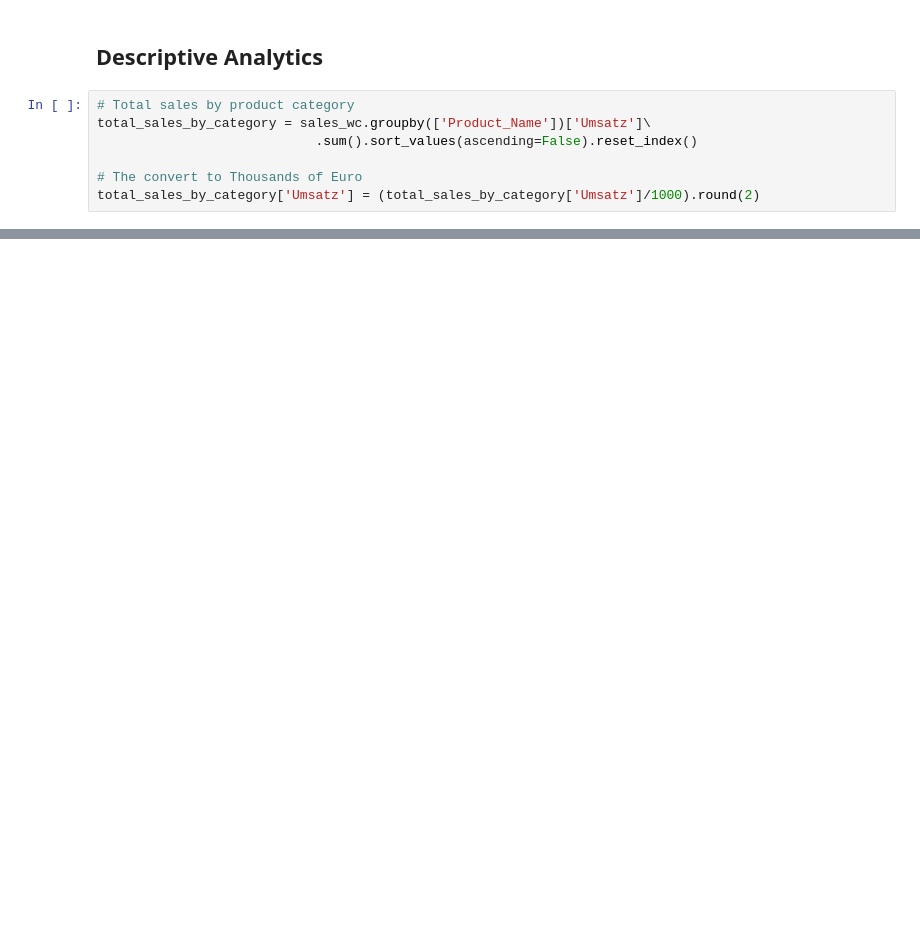
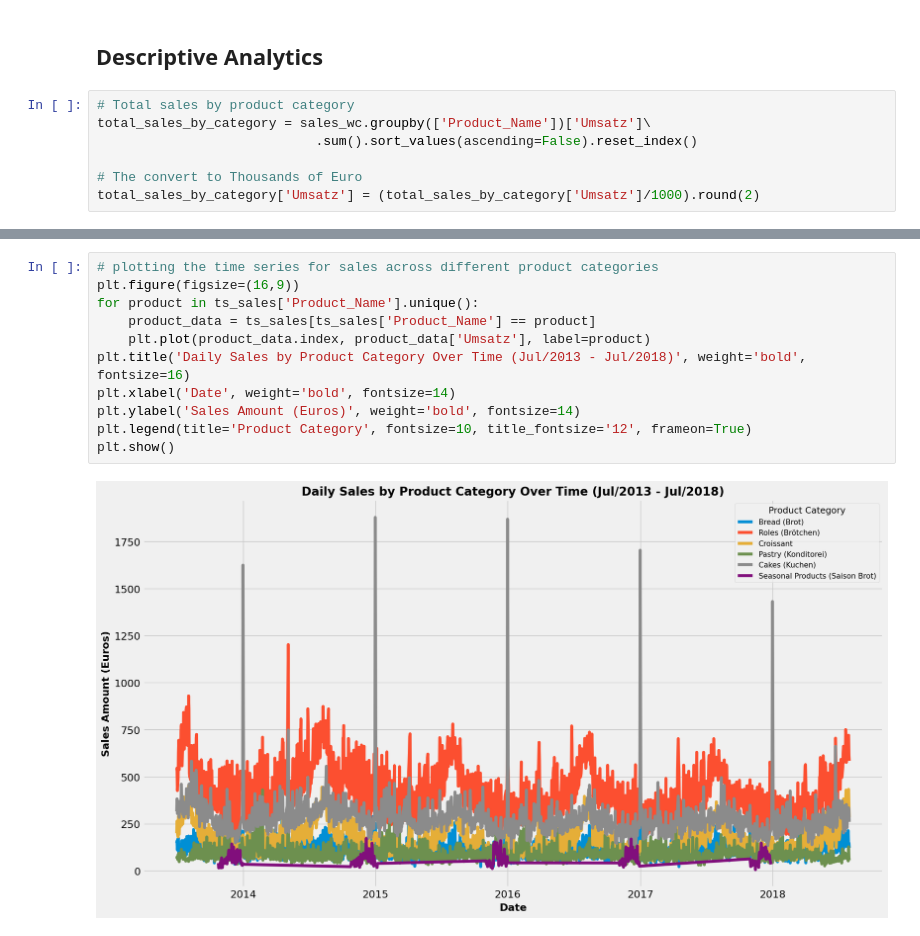
Before and after one commit to giuuusepeda/bakery_prediction, a Jupyter notebook: 1_DatasetCharacteristics/ts_sam/eda_ts_sam.ipynb, the cells around one changed output, grey strips where cells are left out. Drawn from its saved outputs; the diff is of its cells as text; blank space fills up the shorter version.

```diff
--- a/1_DatasetCharacteristics/ts_sam/eda_ts_sam.ipynb
+++ b/1_DatasetCharacteristics/ts_sam/eda_ts_sam.ipynb
@@ -88,0 +165,13 @@ total_sales_by_category['Umsatz'] = (total_sales_by_category['Umsatz']/1000).rou
+# %%
+# plotting the time series for sales across different product categories
+plt.figure(figsize=(16,9))
+for product in ts_sales['Product_Name'].unique():
+    product_data = ts_sales[ts_sales['Product_Name'] == product]
+    plt.plot(product_data.index, product_data['Umsatz'], label=product)
+plt.title('Daily Sales by Product Category Over Time (Jul/2013 - Jul/2018)', weight='bold', fontsize=16)
+plt.xlabel('Date', weight='bold', fontsize=14)
+plt.ylabel('Sales Amount (Euros)', weight='bold', fontsize=14)
+plt.legend(title='Product Category', fontsize=10, title_fontsize='12', frameon=True)
+plt.show()
+# %% [output]
+[figure, added]
```
Also changed, not shown: parts of 7 cells of this notebook.
